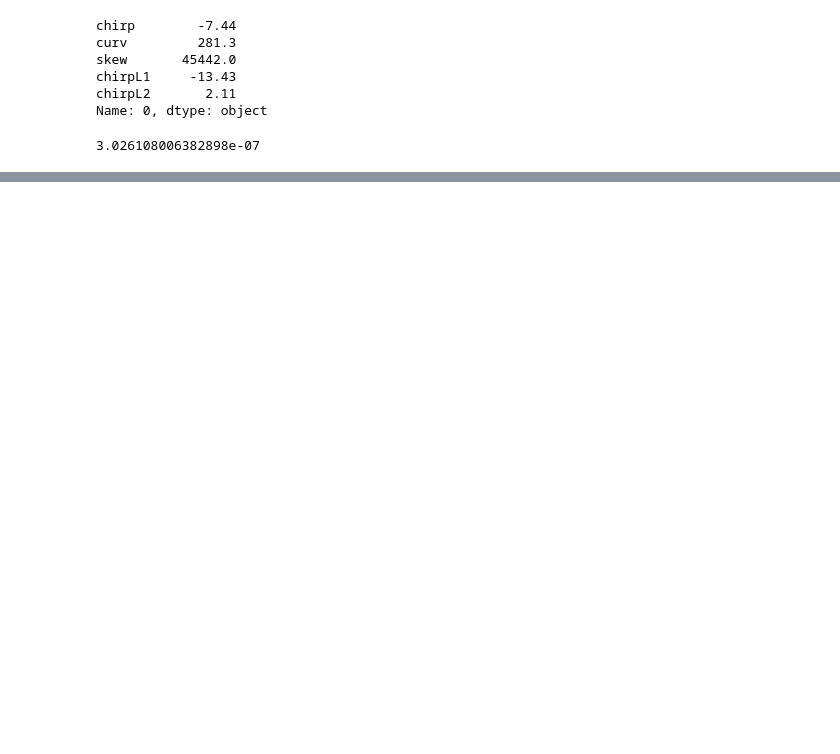
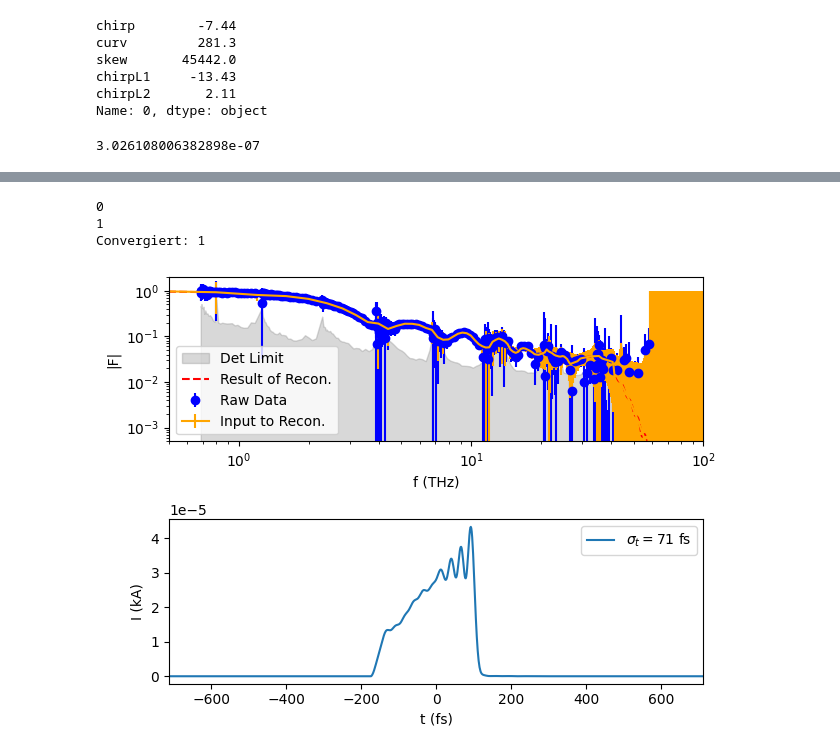
Before and after one commit to jank324/spectral-vd-euxfel, a Jupyter notebook: new_data.ipynb, the cells around one changed output, grey strips where cells are left out. Saved outputs shown, nothing was run; the diff lists cells and outputs as text; code cells hidden in the pictures; blank space fills up the shorter version.

```diff
--- a/new_data.ipynb
+++ b/new_data.ipynb
@@ -33,0 +98,17 @@ plt.show()
+# %%
+frequencies, formfactor, formfactor_noise, detlim = get_crisp_signal(
+    ss, currents, n_shots=10, which_set="both"
+)
+
+reconstructed = master_recon(
+    frequencies,
+    formfactor,
+    formfactor_noise,
+    detlim,
+    charge=40000 * elementary_charge,
+)
+# %% [output]
+0
+1
+Convergiert: 1
+[figure, added]
```
Also changed, not shown: parts of 6 cells of this notebook.
